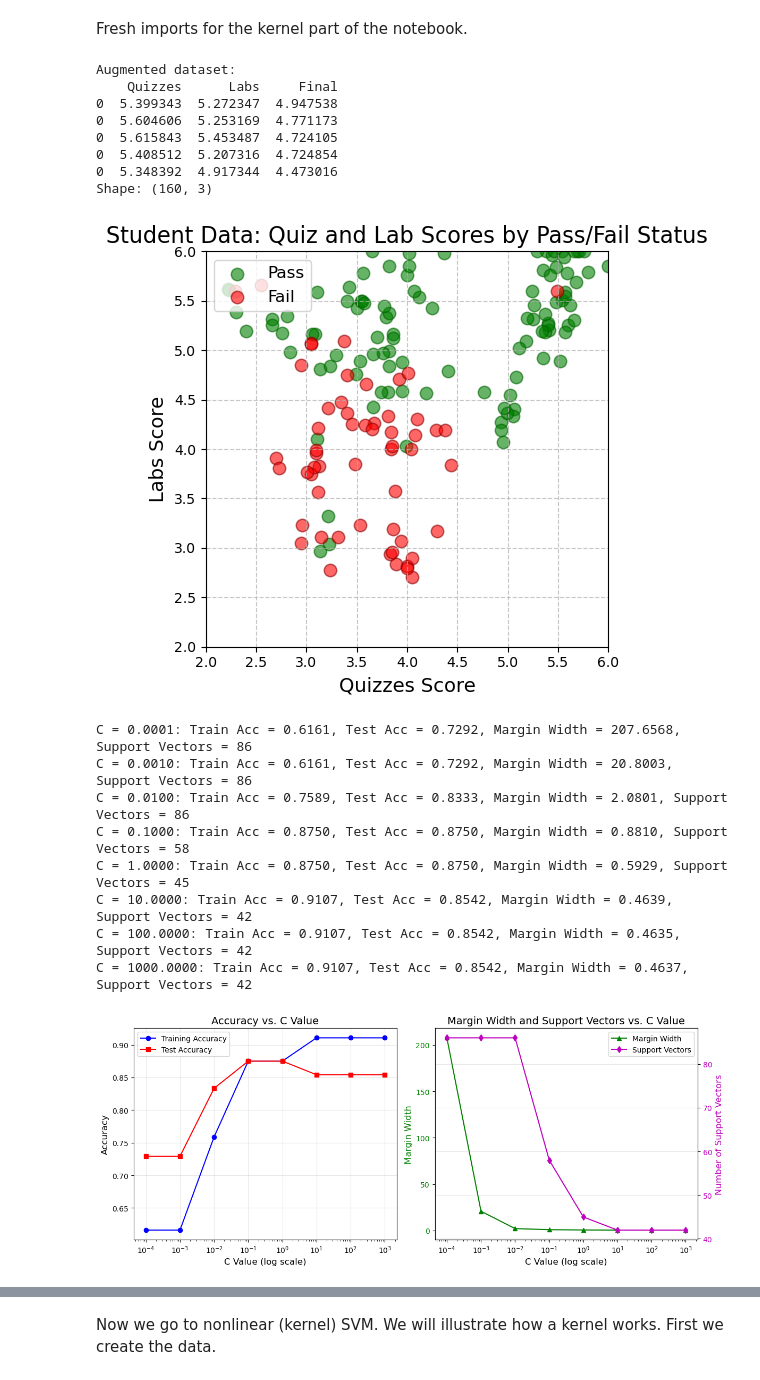
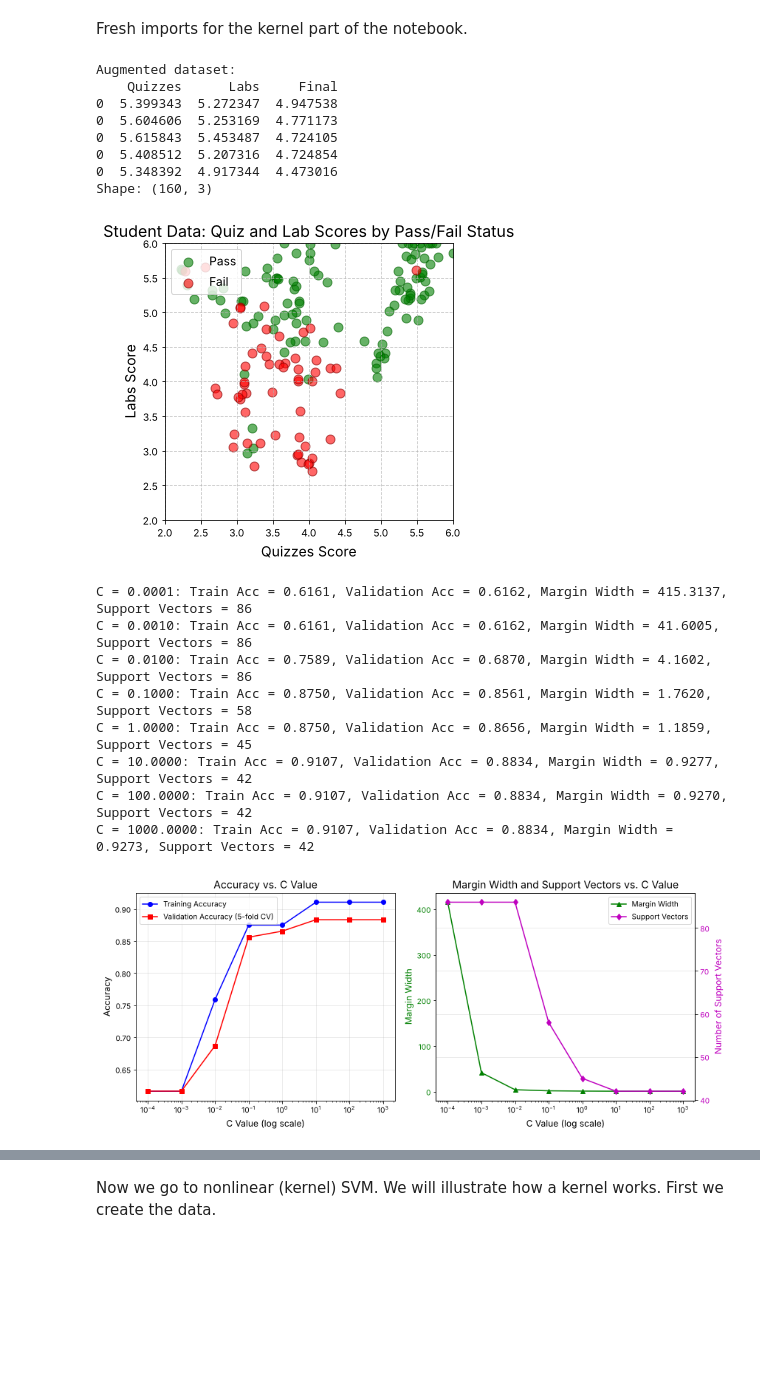
Before and after one commit to alisarupenyan/Intro-to-ML-HS2026, a Jupyter notebook: Week9_SVM.ipynb, the cells around one changed output, grey strips where cells are left out. Cells and saved outputs as stored; diff of their text form; code cells hidden in the pictures; blank space fills up the shorter version.

```diff
--- a/Week9_SVM.ipynb
+++ b/Week9_SVM.ipynb
@@ -12,7 +12,7 @@ np.random.seed(42)  # For reproducibility
 
 # Generate two closer clusters (but still separable)
 n_samples = 40  # 20 per class
-X_class1 = np.random.randn(n_samples//2, 2) * 0.2 + [0.1, 0.1]  # Cluster 1 centered at (-1, -1)
+X_class1 = np.random.randn(n_samples//2, 2) * 0.2 + [0.1, 0.1]  # Cluster 1 centered at (0.1, 0.1)
 X_class2 = np.random.randn(n_samples//2, 2) * 0.5 + [1, 1]    # Cluster 2 centered at (1, 1)
 X = np.vstack([X_class1, X_class2])
 y = np.hstack([np.zeros(n_samples//2), np.ones(n_samples//2)])
@@ -37,11 +37,11 @@ svm.fit(X, y)
 # Get the decision boundary parameters
 w = svm.coef_[0]
 b = svm.intercept_[0]  # This is a scalar
-margin_width = 1 / np.sqrt(np.sum(w**2))
+margin_width = 2 / np.sqrt(np.sum(w**2))  # margin width, gutter to gutter: 2/||w||
 
 # Print SVM parameters
 print(f"Decision Boundary: {w[0]:.4f}*x1 + {w[1]:.4f}*x2 + {b:.4f} = 0")
-print(f"Margin Width: {margin_width:.4f}")
+print(f"Margin Width (2/||w||): {margin_width:.4f}")
 print(f"Number of Support Vectors: {len(svm.support_vectors_)}")
 print(f"Support Vector Indices: {svm.support_}")
 
@@ -77,9 +77,9 @@ plt.scatter(svm.support_vectors_[:, 0], svm.support_vectors_[:, 1],
 
 # Label some key elements
 w_norm = np.sqrt(np.sum(w**2))
-margin_text_point = (0, -2)
+# position in axes coordinates, so the box stays inside the plot
 plt.annotate(f"Margin Width = {margin_width:.4f}",
-            xy=margin_text_point, xytext=margin_text_point,
+            xy=(0.03, 0.04), xycoords='axes fraction',
             fontsize=12, bbox=dict(boxstyle="round,pad=0.2", fc="yellow", alpha=0.7))
 
 # Fill decision regions
@@ -557,7 +605,7 @@ print(df_aug.head())
 print(f"Shape: {df_aug.shape}")
 
 # Create binary classification (Pass/Fail)
-# passing grade > 4.0
+# passing grade >= 4.0
 def pass_fail(grade):
     return 1 if grade >= 4.0 else 0  # 1 = Pass, 0 = Fail
 
@@ -595,13 +643,18 @@ scaler = StandardScaler()
 X_train_scaled = scaler.fit_transform(X_train)
 X_test_scaled = scaler.transform(X_test)
 
-# Define a range of C values to test (including 0 as requested)
-# Note: C=0 is not valid in sklearn, so we'll use a very small value instead
+# Define a range of C values to test
+# Note: C must be > 0 in sklearn, so the grid starts at a very small value
 C_values = [0.0001, 0.001, 0.01, 0.1, 1, 10, 100, 1000]
+
+# 5-fold cross-validation on the training data; the scaler is refit inside each fold
+from sklearn.model_selection import StratifiedKFold, cross_val_score
+from sklearn.pipeline import make_pipeline
+cv = StratifiedKFold(n_splits=5, shuffle=True, random_state=42)
 
 # Initialize lists to store results
 train_accuracies = []
-test_accuracies = []
+val_accuracies = []
 margin_widths = []
 num_support_vectors = []
 
@@ -611,25 +664,22 @@ for C in C_values:
     svm = SVC(kernel='linear', C=C)
     svm.fit(X_train_scaled, y_train)
 
-    # Calculate margin width
+    # Calculate margin width (2/||w||, scaled features)
     w = svm.coef_[0]
-    margin_width = 1 / np.sqrt(np.sum(w**2))
+    margin_width = 2 / np.sqrt(np.sum(w**2))
 
-    # Get predictions
-    y_train_pred = svm.predict(X_train_scaled)
-    y_test_pred = svm.predict(X_test_scaled)
-
-    # Calculate accuracy
-    train_acc = accuracy_score(y_train, y_train_pred)
-    test_acc = accuracy_score(y_test, y_test_pred)
+    # Training accuracy, and validation accuracy averaged over the 5 folds
+    train_acc = accuracy_score(y_train, svm.predict(X_train_scaled))
+    val_acc = cross_val_score(make_pipeline(StandardScaler(), SVC(kernel='linear', C=C)),
+                              X_train, y_train, cv=cv).mean()
 
     # Store results
     train_accuracies.append(train_acc)
-    test_accuracies.append(test_acc)
+    val_accuracies.append(val_acc)
     margin_widths.append(margin_width)
     num_support_vectors.append(len(svm.support_vectors_))
 
-    print(f"C = {C:.4f}: Train Acc = {train_acc:.4f}, Test Acc = {test_acc:.4f}, "
+    print(f"C = {C:.4f}: Train Acc = {train_acc:.4f}, Validation Acc = {val_acc:.4f}, "
           f"Margin Width = {margin_width:.4f}, Support Vectors = {len(svm.support_vectors_)}")
 
 # Create a plot of C vs. accuracy
@@ -638,7 +688,7 @@ plt.figure(figsize=(12, 5))
 # Plot 1: Accuracy vs C value
 plt.subplot(1, 2, 1)
 plt.semilogx(C_values, train_accuracies, 'b-o', label='Training Accuracy')
-plt.semilogx(C_values, test_accuracies, 'r-s', label='Test Accuracy')
+plt.semilogx(C_values, val_accuracies, 'r-s', label='Validation Accuracy (5-fold CV)')
 plt.xlabel('C Value (log scale)', fontsize=12)
 plt.ylabel('Accuracy', fontsize=12)
 plt.title('Accuracy vs. C Value', fontsize=14)
@@ -685,7 +735,7 @@ for i, C in enumerate(selected_C):
     # Get decision boundary parameters
     w = svm.coef_[0]
     b = svm.intercept_[0]
-    margin_width = 1 / np.sqrt(np.sum(w**2))
+    margin_width = 2 / np.sqrt(np.sum(w**2))
 
     # Create a meshgrid for visualization
     x_min, x_max = X[:, 0].min() - 0.5, X[:, 0].max() + 0.5
@@ -724,44 +774,49 @@ for i, C in enumerate(selected_C):
                 label='Support Vectors')
 
     # Add information about the model
-    test_acc = accuracy_score(y_test, svm.predict(X_test_scaled))
-    plt.title(f'C = {C}, Acc = {test_acc:.4f}, Margin = {margin_width:.3f}', fontsize=12)
+    val_acc = val_accuracies[C_values.index(C)]
+    plt.title(f'C = {C}, Val. Acc = {val_acc:.4f}, Margin = {margin_width:.3f}', fontsize=12)
     plt.xlabel('Quizzes Score', fontsize=10)
     plt.ylabel('Labs Score', fontsize=10)
 
     if i == 0:
         plt.legend(loc='upper left', fontsize=8)
 
     plt.xlim([2, 6])
     plt.ylim([2, 6])
     plt.grid(True, linestyle='--', alpha=0.3)
 
 plt.tight_layout()
 plt.savefig('svm_decision_boundaries.png', dpi=300)
 plt.show()
 
 # Find optimal C value
-best_C_index = np.argmax(test_accuracies)
+# highest validation accuracy; np.argmax takes the smallest C among ties
+best_C_index = np.argmax(val_accuracies)
 best_C = C_values[best_C_index]
-print(f"\nBest C value: {best_C} with test accuracy: {test_accuracies[best_C_index]:.4f}")
+print(f"\nBest C value: {best_C} with validation accuracy: {val_accuracies[best_C_index]:.4f}")
 print(f"Margin width for best C: {margin_widths[best_C_index]:.4f}")
 print(f"Number of support vectors for best C: {num_support_vectors[best_C_index]}")
+
+# The test data are used once, for the final model
+final_linear = SVC(kernel='linear', C=best_C).fit(X_train_scaled, y_train)
+print(f"Test accuracy of the final model: {accuracy_score(y_test, final_linear.predict(X_test_scaled)):.4f}")
 # %% [output]
 Augmented dataset:
     Quizzes      Labs     Final
 0  5.399343  5.272347  4.947538
 0  5.604606  5.253169  4.771173
 0  5.615843  5.453487  4.724105
 0  5.408512  5.207316  4.724854
 0  5.348392  4.917344  4.473016
 Shape: (160, 3)
-[figure, old version]
+[figure, new version]
-C = 0.0001: Train Acc = 0.6161, Test Acc = 0.7292, Margin Width = 207.6568, Support Vectors = 86
-C = 0.0010: Train Acc = 0.6161, Test Acc = 0.7292, Margin Width = 20.8003, Support Vectors = 86
-C = 0.0100: Train Acc = 0.7589, Test Acc = 0.8333, Margin Width = 2.0801, Support Vectors = 86
-C = 0.1000: Train Acc = 0.8750, Test Acc = 0.8750, Margin Width = 0.8810, Support Vectors = 58
-C = 1.0000: Train Acc = 0.8750, Test Acc = 0.8750, Margin Width = 0.5929, Support Vectors = 45
-C = 10.0000: Train Acc = 0.9107, Test Acc = 0.8542, Margin Width = 0.4639, Support Vectors = 42
-C = 100.0000: Train Acc = 0.9107, Test Acc = 0.8542, Margin Width = 0.4635, Support Vectors = 42
-C = 1000.0000: Train Acc = 0.9107, Test Acc = 0.8542, Margin Width = 0.4637, Support Vectors = 42
+C = 0.0001: Train Acc = 0.6161, Validation Acc = 0.6162, Margin Width = 415.3137, Support Vectors = 86
+C = 0.0010: Train Acc = 0.6161, Validation Acc = 0.6162, Margin Width = 41.6005, Support Vectors = 86
+C = 0.0100: Train Acc = 0.7589, Validation Acc = 0.6870, Margin Width = 4.1602, Support Vectors = 86
+C = 0.1000: Train Acc = 0.8750, Validation Acc = 0.8561, Margin Width = 1.7620, Support Vectors = 58
+C = 1.0000: Train Acc = 0.8750, Validation Acc = 0.8656, Margin Width = 1.1859, Support Vectors = 45
+C = 10.0000: Train Acc = 0.9107, Validation Acc = 0.8834, Margin Width = 0.9277, Support Vectors = 42
+C = 100.0000: Train Acc = 0.9107, Validation Acc = 0.8834, Margin Width = 0.9270, Support Vectors = 42
+C = 1000.0000: Train Acc = 0.9107, Validation Acc = 0.8834, Margin Width = 0.9273, Support Vectors = 42
-[figure, old version]
+[figure, new version]
```
Also changed, not shown: parts of 22 cells of this notebook.
